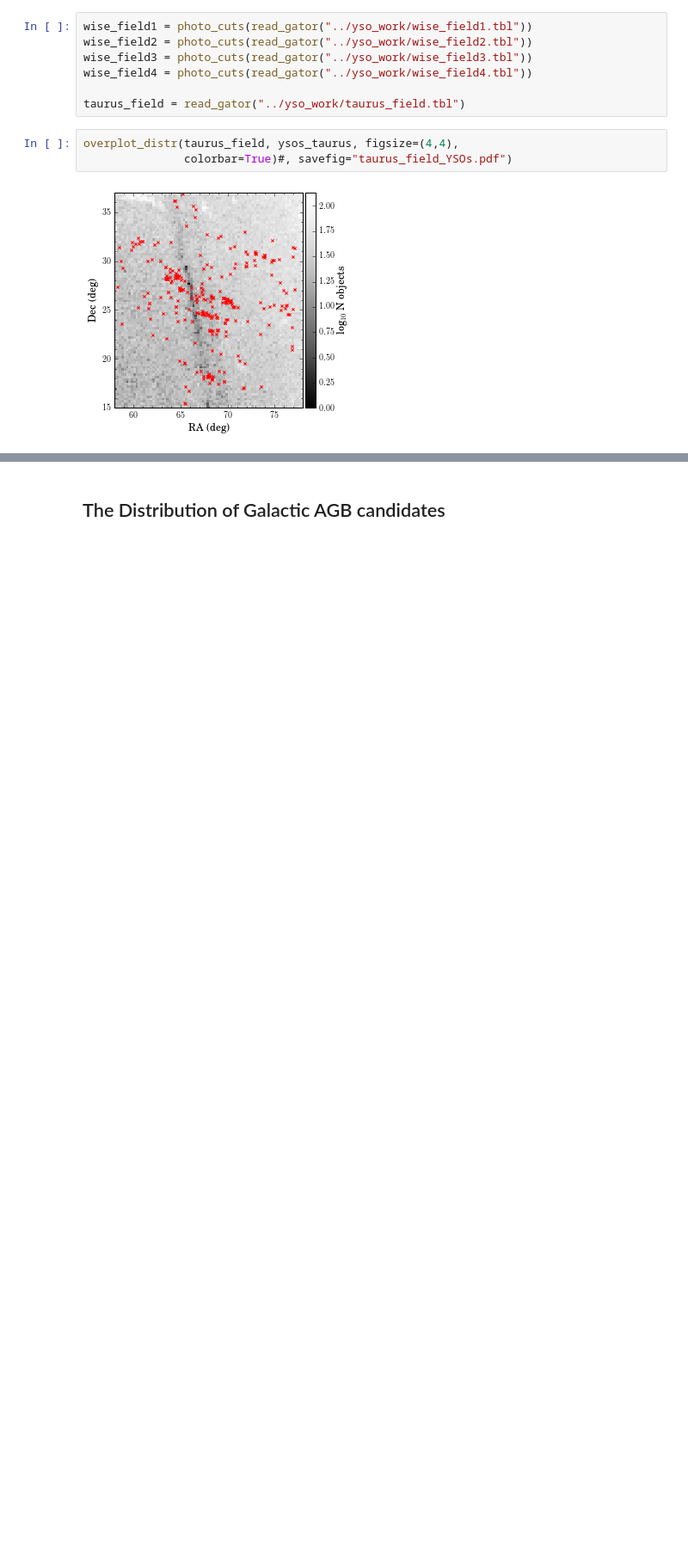
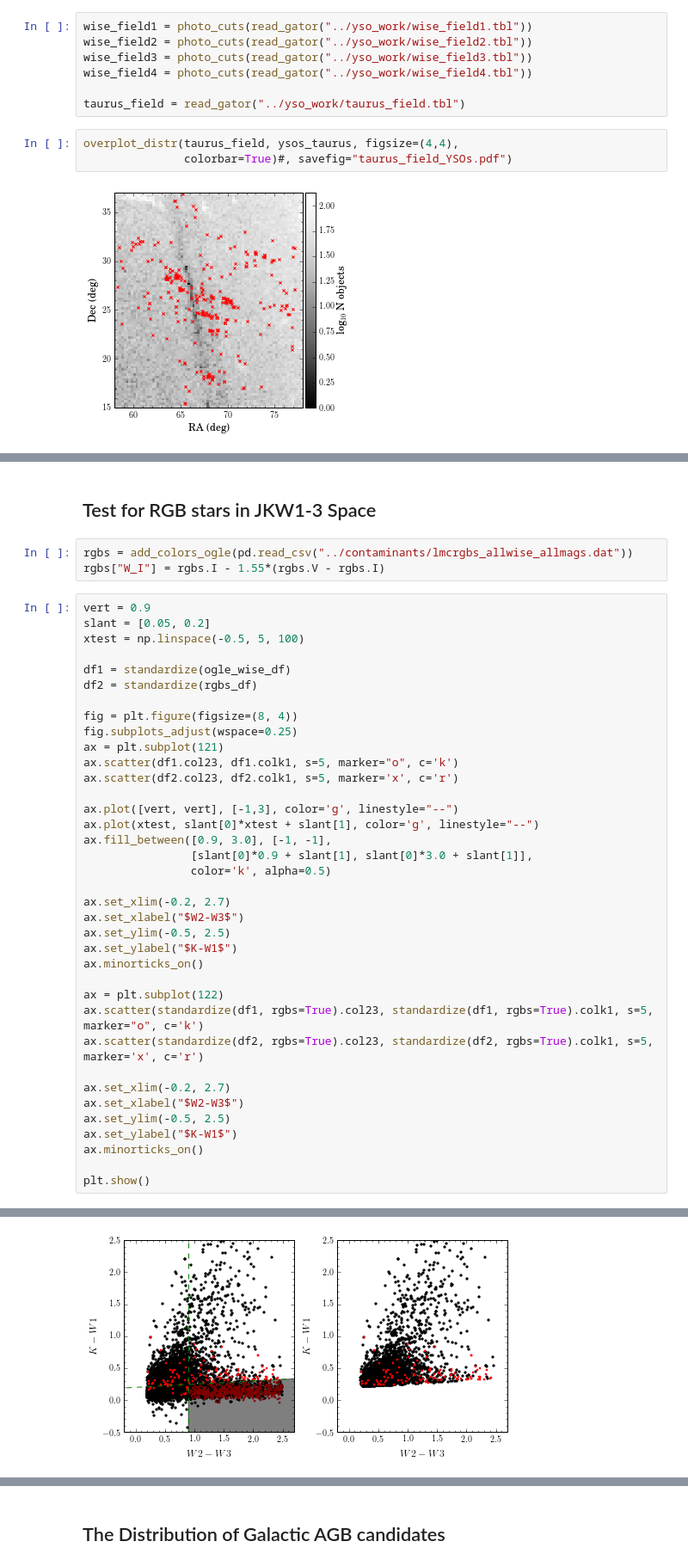
Before and after one commit to nhuntwalker/new_work_scripts, a Jupyter notebook: full_production.ipynb, the cells around one changed output, grey strips where cells are left out. Shown at 86% size. Cells and saved outputs as stored; diff of their text form; blank space fills up the shorter version.

```diff
--- a/full_production.ipynb
+++ b/full_production.ipynb
@@ -1405,0 +1467,43 @@ YSO Contamination in Taurus: 0.17%
+# %% [markdown]
+## Test for RGB stars in JKW1-3 Space
+# %%
+rgbs = add_colors_ogle(pd.read_csv("../contaminants/lmcrgbs_allwise_allmags.dat"))
+rgbs["W_I"] = rgbs.I - 1.55*(rgbs.V - rgbs.I)
+# %%
+vert = 0.9
+slant = [0.05, 0.2]
+xtest = np.linspace(-0.5, 5, 100)
+
+df1 = standardize(ogle_wise_df)
+df2 = standardize(rgbs_df)
+
+fig = plt.figure(figsize=(8, 4))
+fig.subplots_adjust(wspace=0.25)
+ax = plt.subplot(121)
+ax.scatter(df1.col23, df1.colk1, s=5, marker="o", c='k')
+ax.scatter(df2.col23, df2.colk1, s=5, marker='x', c='r')
+
+ax.plot([vert, vert], [-1,3], color='g', linestyle="--")
+ax.plot(xtest, slant[0]*xtest + slant[1], color='g', linestyle="--")
+ax.fill_between([0.9, 3.0], [-1, -1],
+                [slant[0]*0.9 + slant[1], slant[0]*3.0 + slant[1]],
+                color='k', alpha=0.5)
+
+ax.set_xlim(-0.2, 2.7)
+ax.set_xlabel("$W2-W3$")
+ax.set_ylim(-0.5, 2.5)
+ax.set_ylabel("$K-W1$")
+ax.minorticks_on()
+
+ax = plt.subplot(122)
+ax.scatter(standardize(df1, rgbs=True).col23, standardize(df1, rgbs=True).colk1, s=5, marker="o", c='k')
+ax.scatter(standardize(df2, rgbs=True).col23, standardize(df2, rgbs=True).colk1, s=5, marker='x', c='r')
+
+ax.set_xlim(-0.2, 2.7)
+ax.set_xlabel("$W2-W3$")
+ax.set_ylim(-0.5, 2.5)
+ax.set_ylabel("$K-W1$")
+ax.minorticks_on()
+
+plt.show()
+# %% [output]
@@ -1405,0 +1527 @@ YSO Contamination in Taurus: 0.17%
+[figure, added]
```
Also changed, not shown: parts of 53 cells of this notebook, 3 other files.
